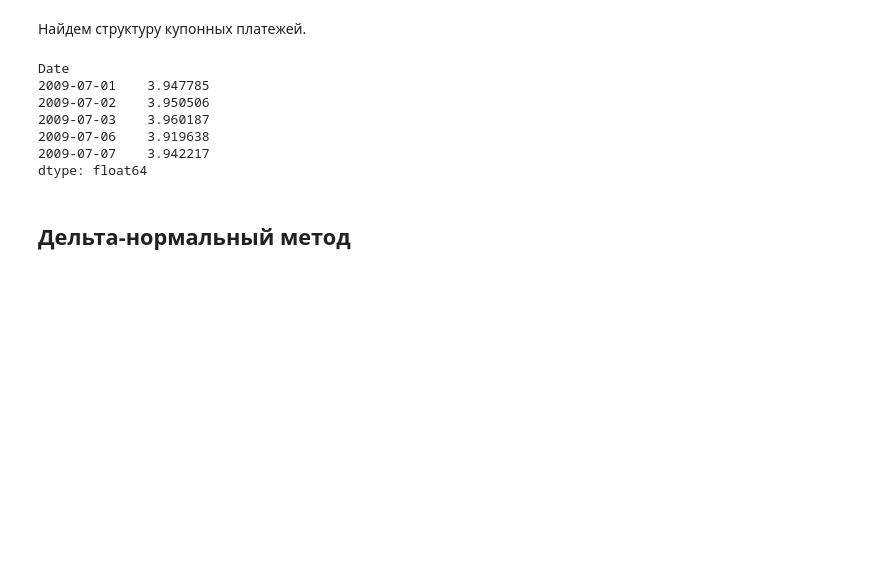
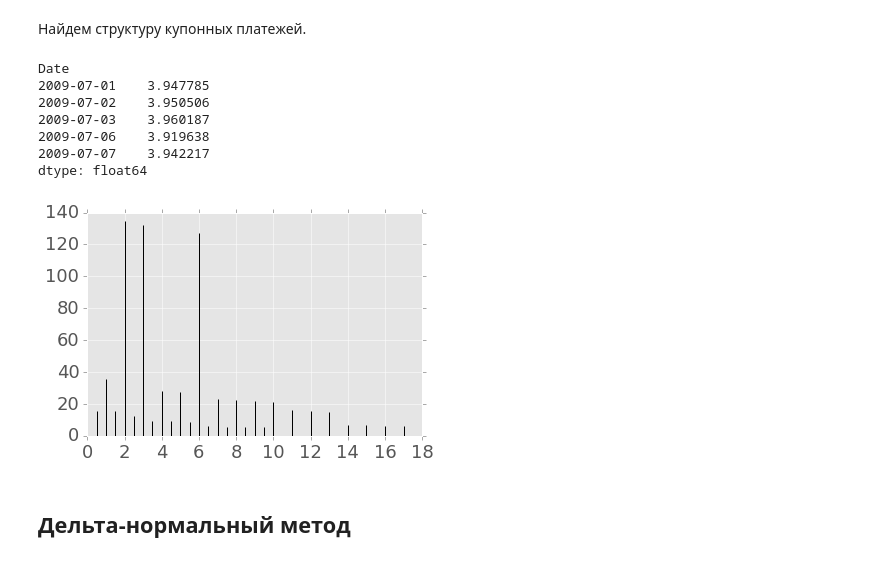
Before and after one commit to andrey-lukyanov/Risk-Management, a Jupyter notebook: RM_final.ipynb, the cells around one changed output. Cells and saved outputs as stored; diff of their text form; code cells hidden in the pictures; blank space fills up the shorter version.

```diff
--- a/RM_final.ipynb
+++ b/RM_final.ipynb
@@ -330,3 +330,7 @@ Date
 2009-07-06    3.919638
 2009-07-07    3.942217
 dtype: float64
+# %%
+plt.vlines(portfolio.dates, ymax = portfolio.payments, ymin =0);
+# %% [output]
+[figure, added]
```
Also changed, not shown: parts of 59 cells of this notebook, 1 other file.
